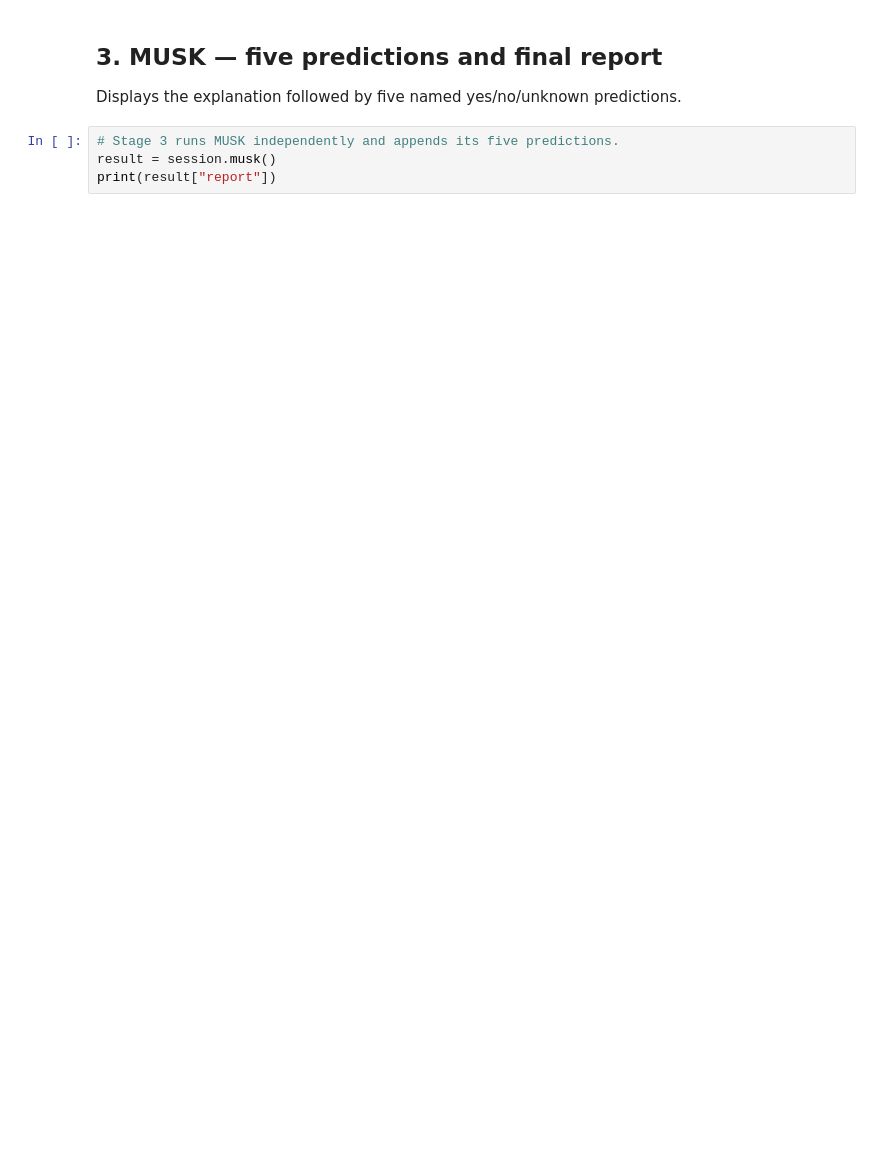
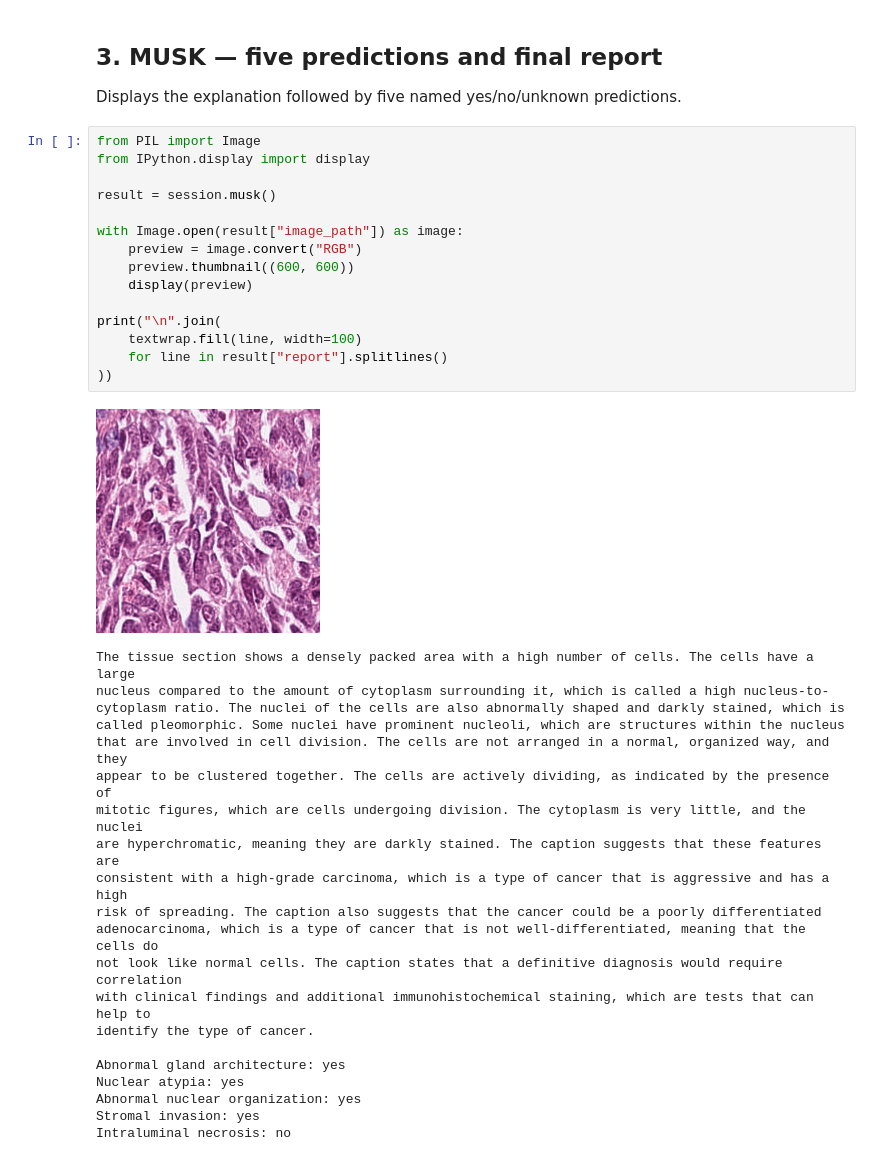
Before and after one commit to avg-gitcoder/2026-Ashby-Hackathon, a Jupyter notebook: connect/Run_Pathology_Report.ipynb, the cells around one changed output. Saved outputs shown, nothing was run; the diff lists cells and outputs as text; blank space fills up the shorter version.

Commit message:
Save notebook outputs and inference image

```diff
--- a/connect/Run_Pathology_Report.ipynb
+++ b/connect/Run_Pathology_Report.ipynb
@@ -58,6 +80,39 @@ print(explanation["simplified_caption"])
 ## 3. MUSK — five predictions and final report
 Displays the explanation followed by five named yes/no/unknown predictions.
 # %%
-# Stage 3 runs MUSK independently and appends its five predictions.
+from PIL import Image
+from IPython.display import display
+
 result = session.musk()
-print(result["report"])
+
+with Image.open(result["image_path"]) as image:
+    preview = image.convert("RGB")
+    preview.thumbnail((600, 600))
+    display(preview)
+
+print("\n".join(
+    textwrap.fill(line, width=100)
+    for line in result["report"].splitlines()
+))
+# %% [output]
+[figure, added]
+The tissue section shows a densely packed area with a high number of cells. The cells have a large
+nucleus compared to the amount of cytoplasm surrounding it, which is called a high nucleus-to-
+cytoplasm ratio. The nuclei of the cells are also abnormally shaped and darkly stained, which is
+called pleomorphic. Some nuclei have prominent nucleoli, which are structures within the nucleus
+that are involved in cell division. The cells are not arranged in a normal, organized way, and they
+appear to be clustered together. The cells are actively dividing, as indicated by the presence of
+mitotic figures, which are cells undergoing division. The cytoplasm is very little, and the nuclei
+are hyperchromatic, meaning they are darkly stained. The caption suggests that these features are
+consistent with a high-grade carcinoma, which is a type of cancer that is aggressive and has a high
+risk of spreading. The caption also suggests that the cancer could be a poorly differentiated
+adenocarcinoma, which is a type of cancer that is not well-differentiated, meaning that the cells do
+not look like normal cells. The caption states that a definitive diagnosis would require correlation
+with clinical findings and additional immunohistochemical staining, which are tests that can help to
+identify the type of cancer.
+
+Abnormal gland architecture: yes
+Nuclear atypia: yes
+Abnormal nuclear organization: yes
+Stromal invasion: yes
+Intraluminal necrosis: no
```
Also changed, not shown: parts of 2 cells of this notebook.
